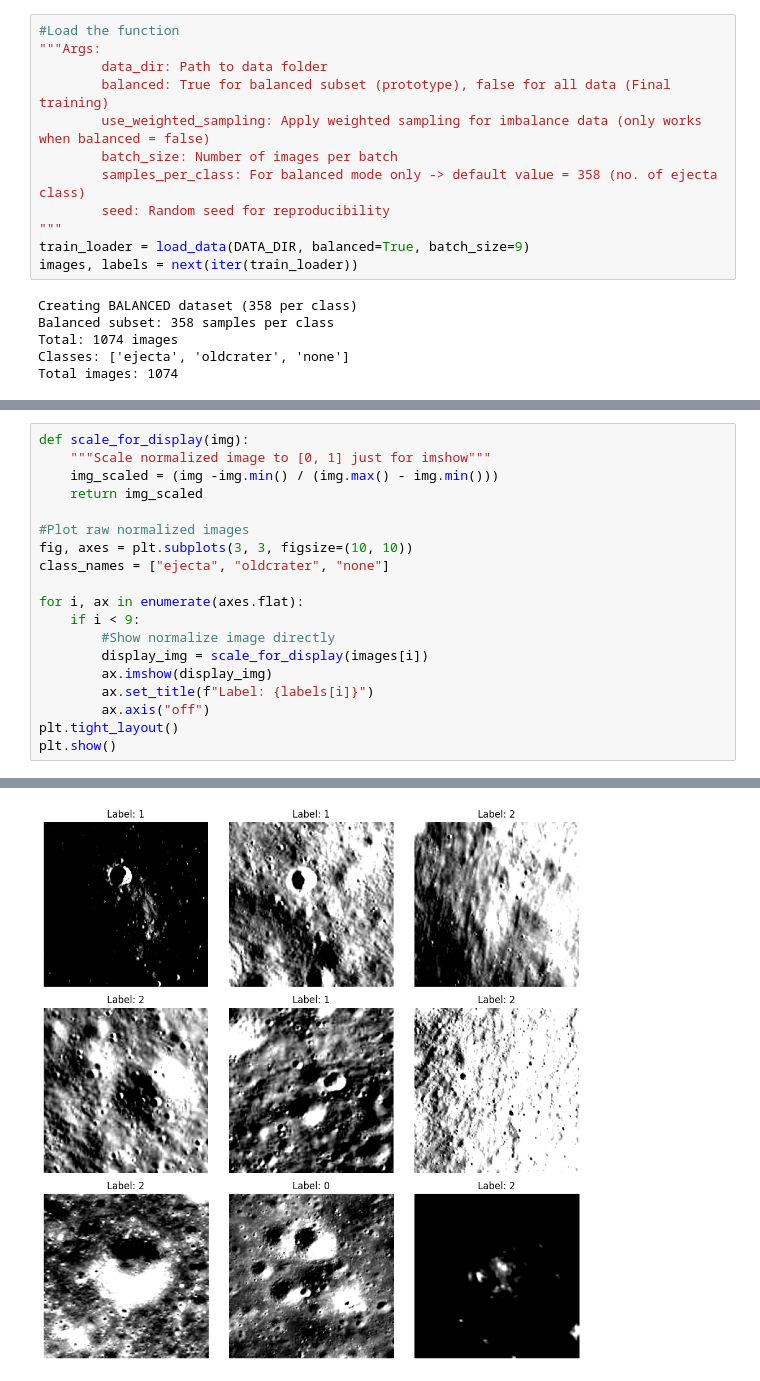
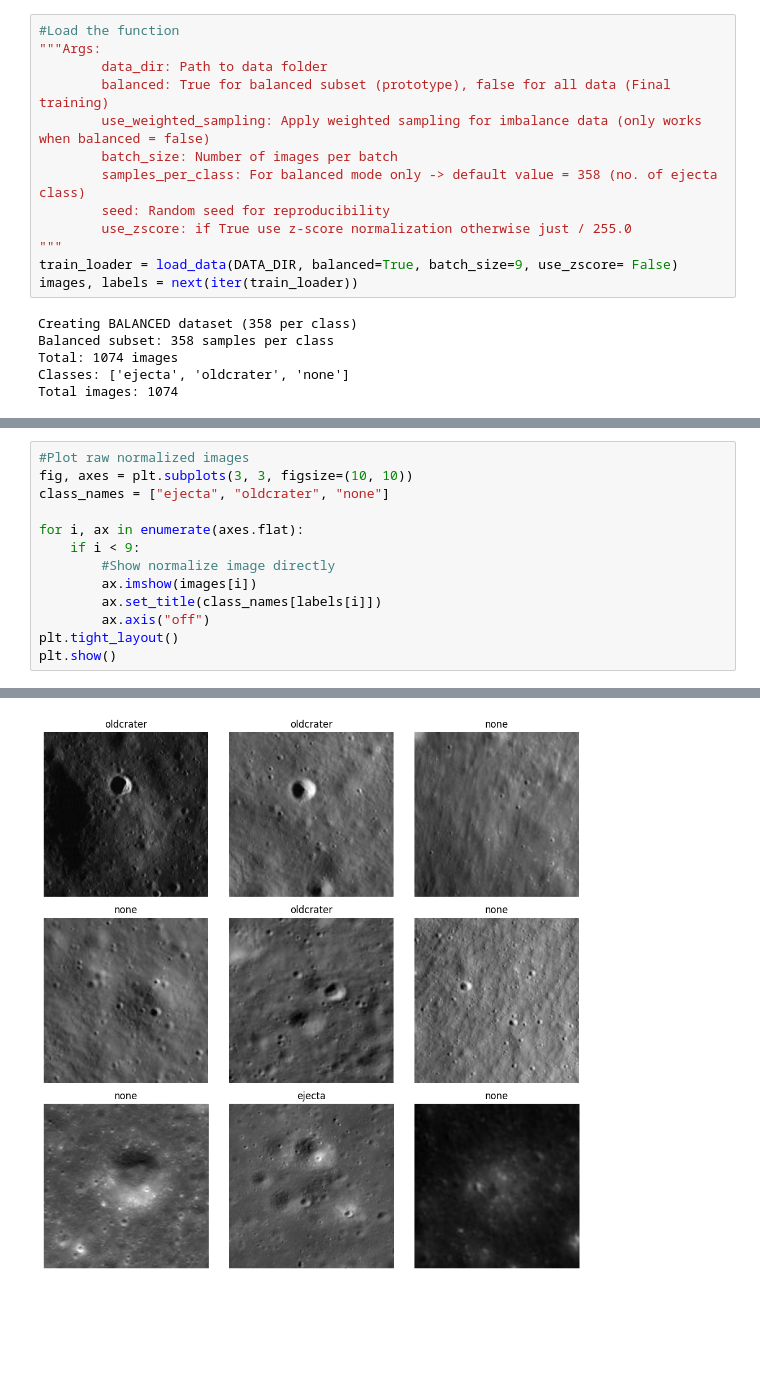
Before and after one commit to VMontejo/lunar-crater-age-classifier, a Jupyter notebook: notebooks/valeria/02_model_tests.ipynb, the cells around one changed output, grey strips where cells are left out. Cells and saved outputs as stored; diff of their text form; blank space fills up the shorter version.

```diff
--- a/notebooks/valeria/02_model_tests.ipynb
+++ b/notebooks/valeria/02_model_tests.ipynb
@@ -19,8 +19,9 @@ DATA_DIR = Path("../../raw_data/train")
         batch_size: Number of images per batch
         samples_per_class: For balanced mode only -> default value = 358 (no. of ejecta class)
         seed: Random seed for reproducibility
+        use_zscore: if True use z-score normalization otherwise just / 255.0
 """
-train_loader = load_data(DATA_DIR, balanced=True, batch_size=9)
+train_loader = load_data(DATA_DIR, balanced=True, batch_size=9, use_zscore= False)
 images, labels = next(iter(train_loader))
 # %% [output]
 Creating BALANCED dataset (358 per class)
@@ -42,10 +43,5 @@ Image range: -2.04 to 4.14
 First labels: [1 1 2 2 1 2 2 0 2]
 # %%
-def scale_for_display(img):
-    """Scale normalized image to [0, 1] just for imshow"""
-    img_scaled = (img -img.min() / (img.max() - img.min()))
-    return img_scaled
-
 #Plot raw normalized images
 fig, axes = plt.subplots(3, 3, figsize=(10, 10))
 class_names = ["ejecta", "oldcrater", "none"]
@@ -53,9 +49,8 @@ class_names = ["ejecta", "oldcrater", "none"]
 for i, ax in enumerate(axes.flat):
     if i < 9:
         #Show normalize image directly
-        display_img = scale_for_display(images[i])
-        ax.imshow(display_img)
-        ax.set_title(f"Label: {labels[i]}")
+        ax.imshow(images[i])
+        ax.set_title(class_names[labels[i]])
         ax.axis("off")
 plt.tight_layout()
 plt.show()
@@ -72 +58 @@ Clipping input data to the valid range for imshow with RGB data ([0..1] for floa
-[figure, old version]
+[figure, new version]
```
Also changed, not shown: parts of 2 cells of this notebook.
